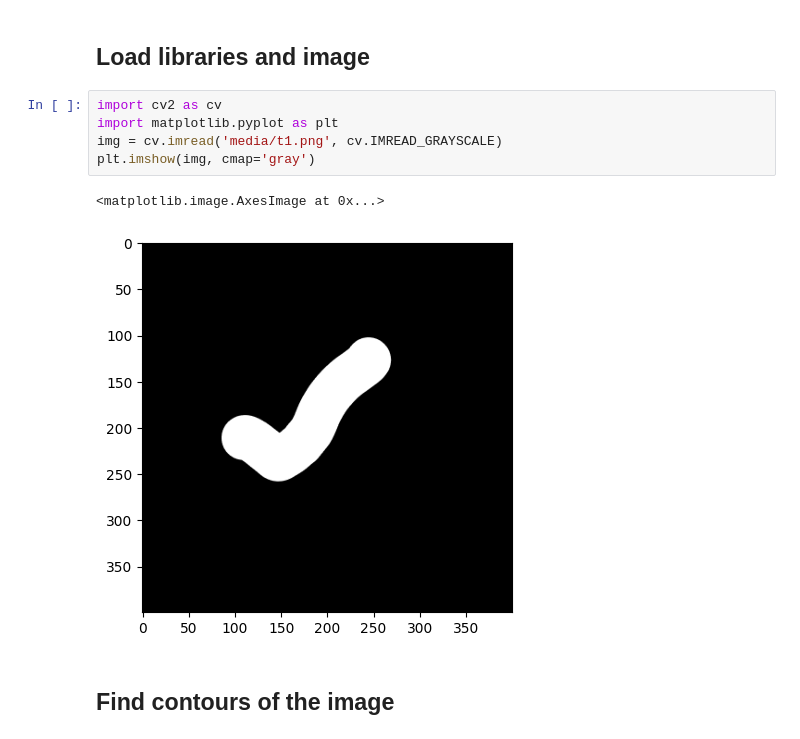
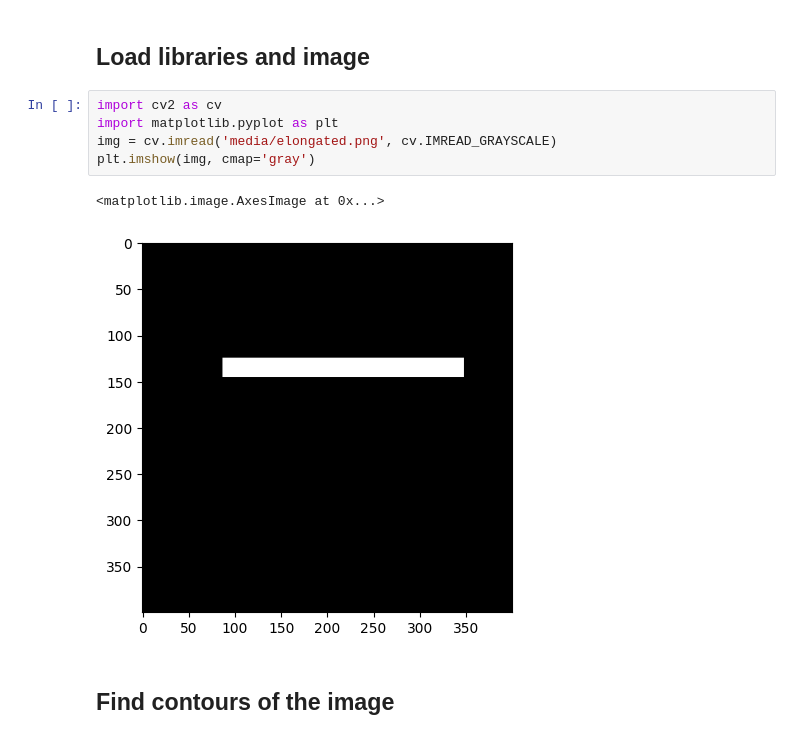
Before and after one commit to jesusgollonet/wave-tracking-reimplementation, a Jupyter notebook: scratch/calculate_inertia.ipynb, the cells around one changed output. Cells and saved outputs as stored; diff of their text form.

```diff
--- a/scratch/calculate_inertia.ipynb
+++ b/scratch/calculate_inertia.ipynb
@@ -50,11 +50,11 @@ In order to understand this formula, let's load a simple image, calculate its mo
 # %%
 import cv2 as cv
 import matplotlib.pyplot as plt
-img = cv.imread('media/t1.png', cv.IMREAD_GRAYSCALE)
+img = cv.imread('media/elongated.png', cv.IMREAD_GRAYSCALE)
 plt.imshow(img, cmap='gray')
 # %% [output]
 <matplotlib.image.AxesImage at 0x...>
-[figure, old version]
+[figure, new version]
 # %% [markdown]
 ## Find contours of the image
 # %%
```
Also changed, not shown: parts of 8 cells of this notebook, 3 other files.
